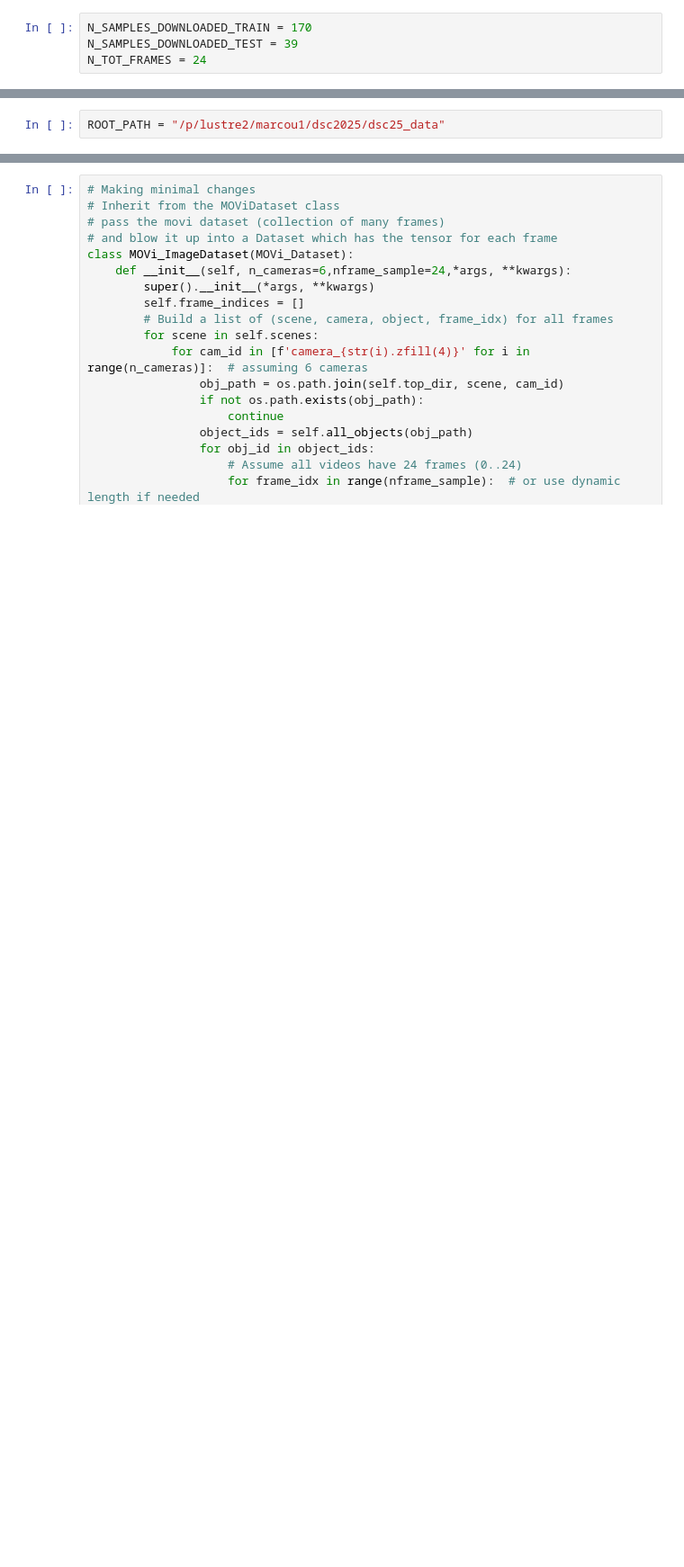
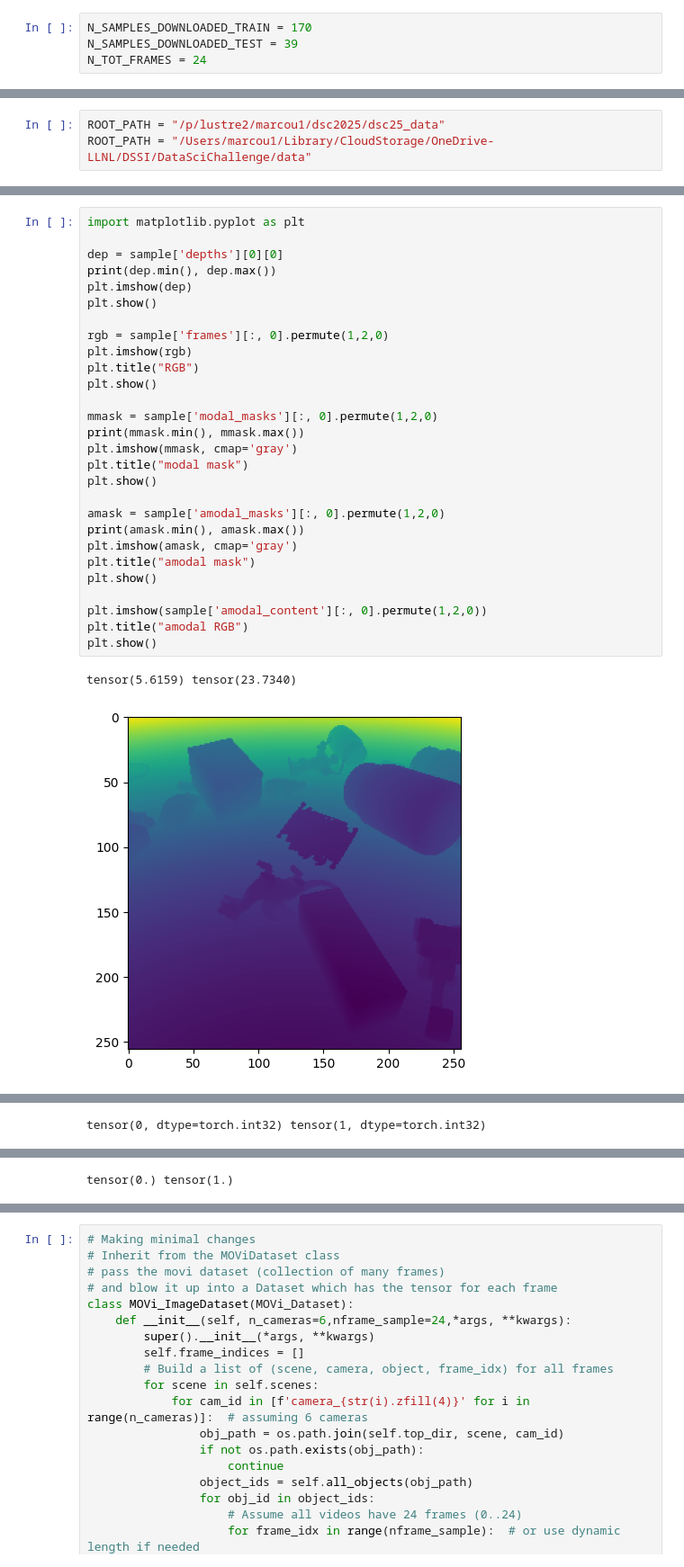
Before and after one commit to campbell108/groupj_llnl, a Jupyter notebook: load_data/dataloader_dev.ipynb, the cells around one changed output, grey strips where cells are left out. Shown at 90% size. Drawn from its saved outputs; the diff is of its cells as text; blank space fills up the shorter version.

```diff
--- a/load_data/dataloader_dev.ipynb
+++ b/load_data/dataloader_dev.ipynb
@@ -346,6 +370,7 @@ class MOVi_Dataset(Dataset):
         return matches # list of ['obj_0001', 'obj_0009',...]
 # %%
 ROOT_PATH = "/p/lustre2/marcou1/dsc2025/dsc25_data"
+ROOT_PATH = "/Users/marcou1/Library/CloudStorage/OneDrive-LLNL/DSSI/DataSciChallenge/data"
 # %%
 movi_ds = MOVi_Dataset(root=ROOT_PATH, split = 'test', n_frames = 8, n_samples=30)
 # %% [output]
@@ -385,0 +411,31 @@ torch.Size([3, 8, 256, 256]) torch.float32
+# %%
+import matplotlib.pyplot as plt
+
+dep = sample['depths'][0][0]
+print(dep.min(), dep.max())
+plt.imshow(dep)
+plt.show()
+
+rgb = sample['frames'][:, 0].permute(1,2,0)
+plt.imshow(rgb)
+plt.title("RGB")
+plt.show()
+
+mmask = sample['modal_masks'][:, 0].permute(1,2,0)
+print(mmask.min(), mmask.max())
+plt.imshow(mmask, cmap='gray')
+plt.title("modal mask")
+plt.show()
+
+amask = sample['amodal_masks'][:, 0].permute(1,2,0)
+print(amask.min(), amask.max())
+plt.imshow(amask, cmap='gray')
+plt.title("amodal mask")
+plt.show()
+
+plt.imshow(sample['amodal_content'][:, 0].permute(1,2,0))
+plt.title("amodal RGB")
+plt.show()
+# %% [output]
+tensor(5.6159) tensor(23.7340)
+[figure, added]
@@ -385,0 +443 @@ torch.Size([3, 8, 256, 256]) torch.float32
+tensor(0, dtype=torch.int32) tensor(1, dtype=torch.int32)
@@ -385,0 +445 @@ torch.Size([3, 8, 256, 256]) torch.float32
+tensor(0.) tensor(1.)
```
Also changed, not shown: parts of 7 cells of this notebook, 1 other file.
